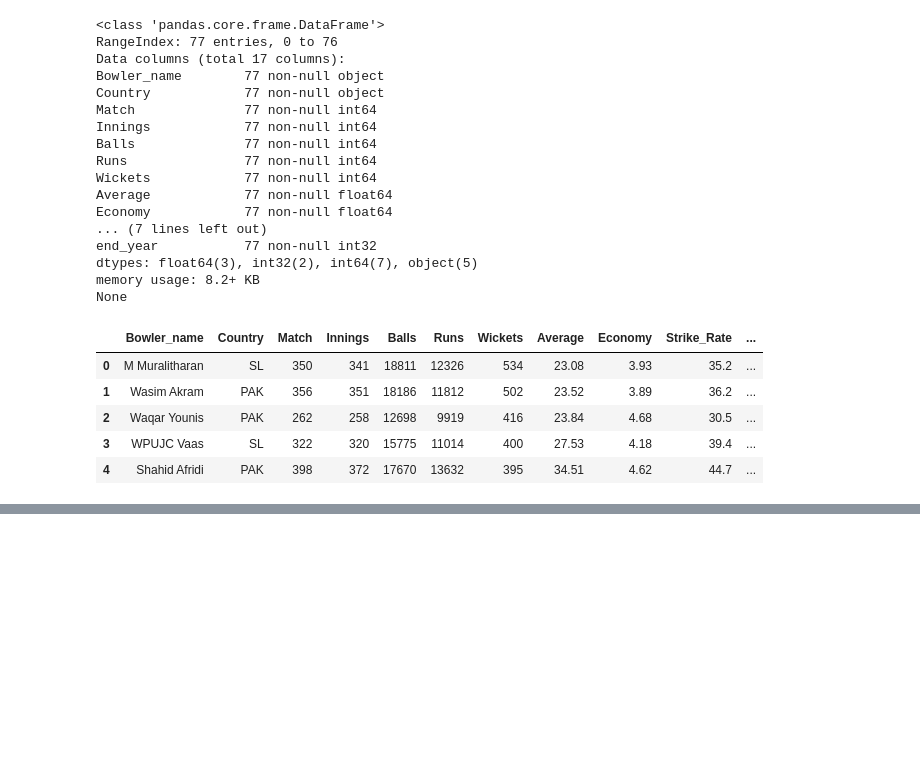
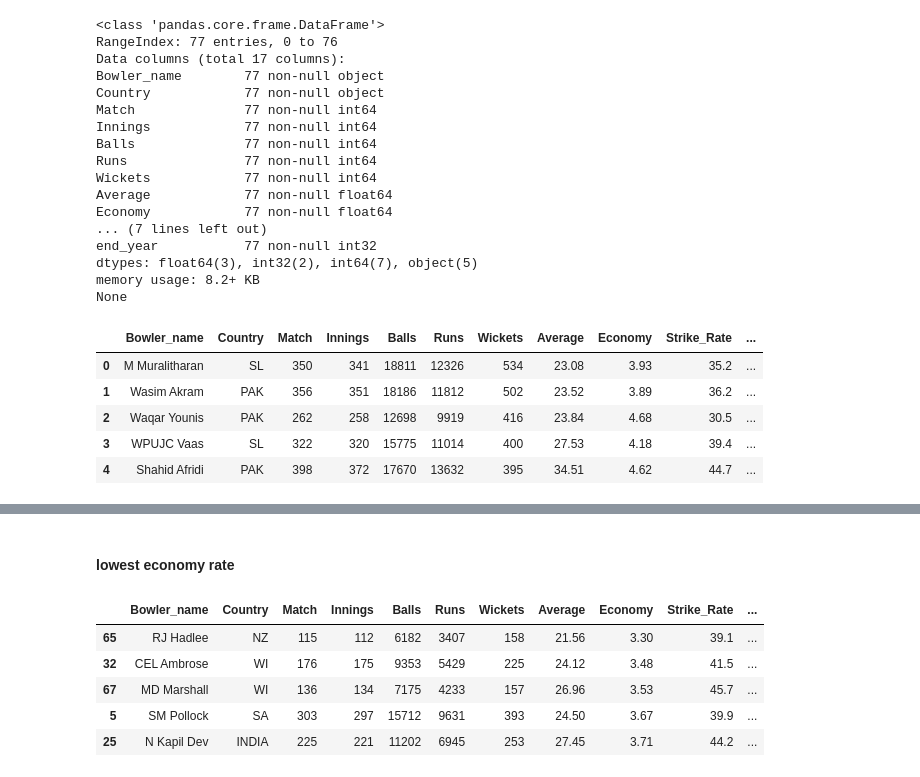
Before and after one commit to saadibna/ODI_bowlers_analysis, a Jupyter notebook: ODI_bowlers_analysis.ipynb, the cells around one changed output, grey strips where cells are left out. Drawn from its saved outputs; the diff is of its cells as text; code cells hidden in the pictures; blank space fills up the shorter version.

```diff
--- a/ODI_bowlers_analysis.ipynb
+++ b/ODI_bowlers_analysis.ipynb
@@ -339,0 +402,12 @@ display(df.head())
+# %% [markdown]
+#### lowest economy rate
+# %%
+#lowest economy rate
+df.sort_values(by='Economy', ascending = True).head()
+# %% [output]
+|  | Bowler_name | Country | Match | Innings | Balls | Runs | Wickets | Average | Economy | Strike_Rate | ... |
+| 65 | RJ Hadlee | NZ | 115 | 112 | 6182 | 3407 | 158 | 21.56 | 3.30 | 39.1 | ... |
+| 32 | CEL Ambrose | WI | 176 | 175 | 9353 | 5429 | 225 | 24.12 | 3.48 | 41.5 | ... |
+| 67 | MD Marshall | WI | 136 | 134 | 7175 | 4233 | 157 | 26.96 | 3.53 | 45.7 | ... |
+| 5 | SM Pollock | SA | 303 | 297 | 15712 | 9631 | 393 | 24.50 | 3.67 | 39.9 | ... |
+| 25 | N Kapil Dev | INDIA | 225 | 221 | 11202 | 6945 | 253 | 27.45 | 3.71 | 44.2 | ... |
```
Also changed, not shown: parts of 30 cells of this notebook, 1 other file.
